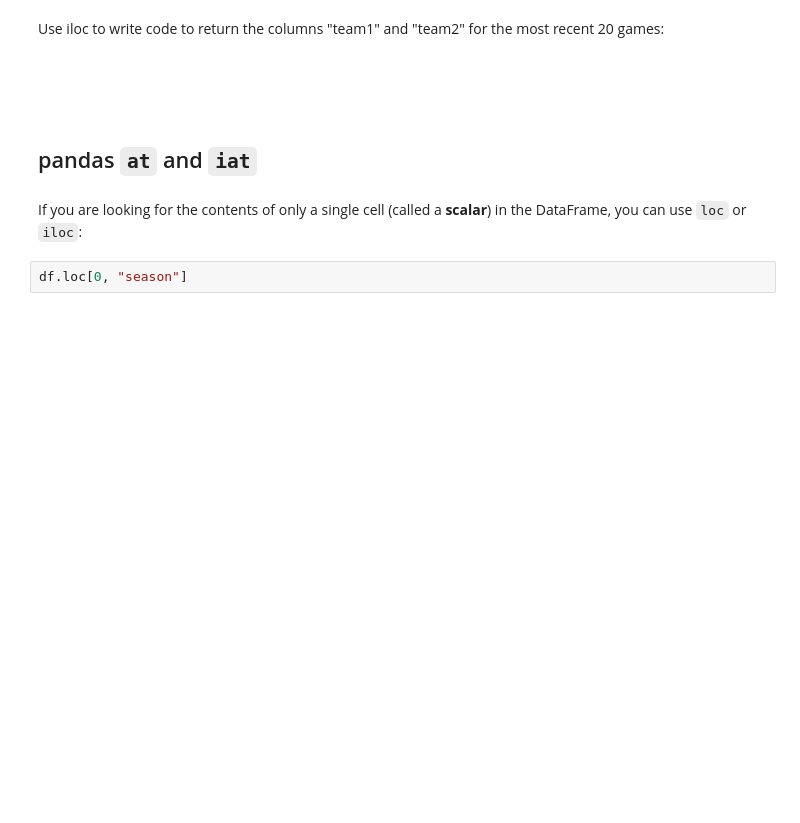
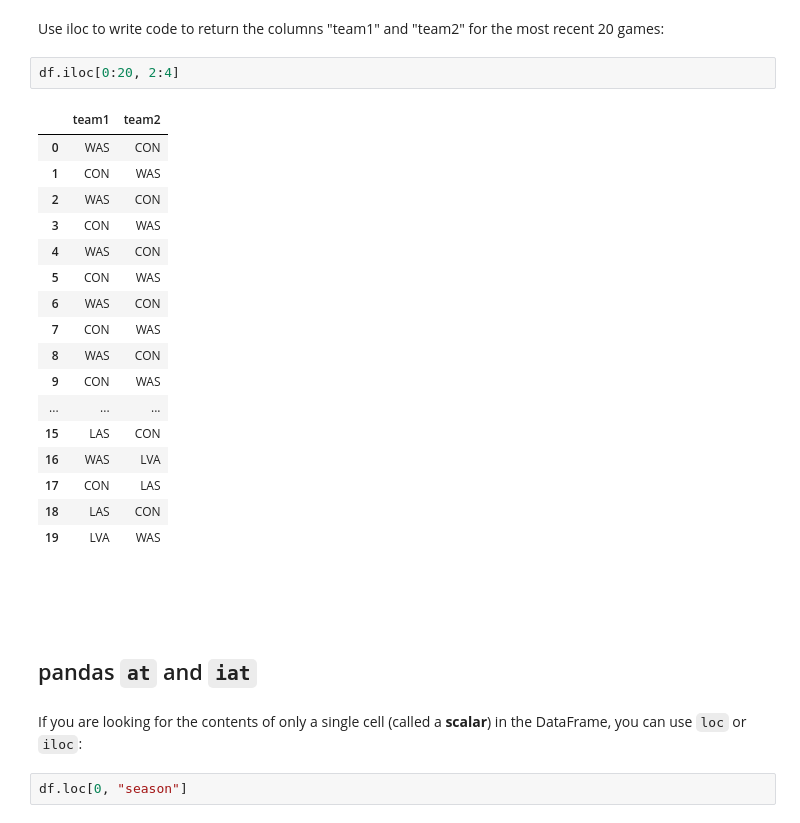
Before and after one commit to aGitHasNoName/pandasBasics, a Jupyter notebook: Day2-answers.ipynb, the cells around one changed output. Cells and saved outputs as stored; diff of their text form; blank space fills up the shorter version.

```diff
--- a/Day2-answers.ipynb
+++ b/Day2-answers.ipynb
@@ -609,5 +271,25 @@ Was the very first game played at home or away for team1? Use iloc to return the
 # %% [markdown]
 Use iloc to write code to return the columns "team1" and "team2" for the most recent 20 games:
+# %%
+df.iloc[0:20, 2:4]
+# %% [output]
+|  | team1 | team2 |
+| 0 | WAS | CON |
+| 1 | CON | WAS |
+| 2 | WAS | CON |
+| 3 | CON | WAS |
+| 4 | WAS | CON |
+| 5 | CON | WAS |
+| 6 | WAS | CON |
+| 7 | CON | WAS |
+| 8 | WAS | CON |
+| 9 | CON | WAS |
+| ... | ... | ... |
+| 15 | LAS | CON |
+| 16 | WAS | LVA |
+| 17 | CON | LAS |
+| 18 | LAS | CON |
+| 19 | LVA | WAS |
 # %% [markdown]
 ## <br><br>pandas `at` and `iat`
 # %% [markdown]
```
Also changed, not shown: parts of 61 cells of this notebook, 1 other file.
